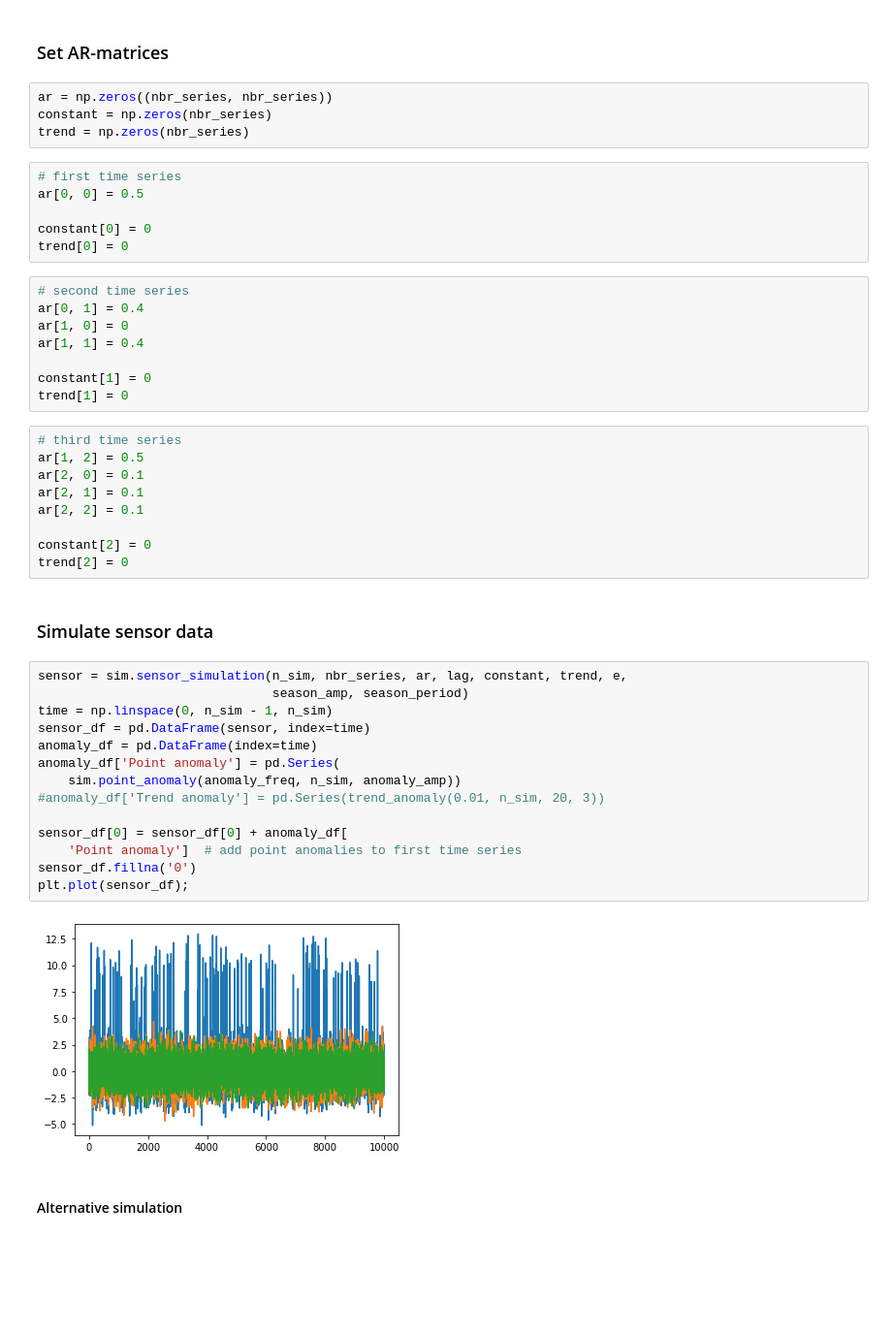
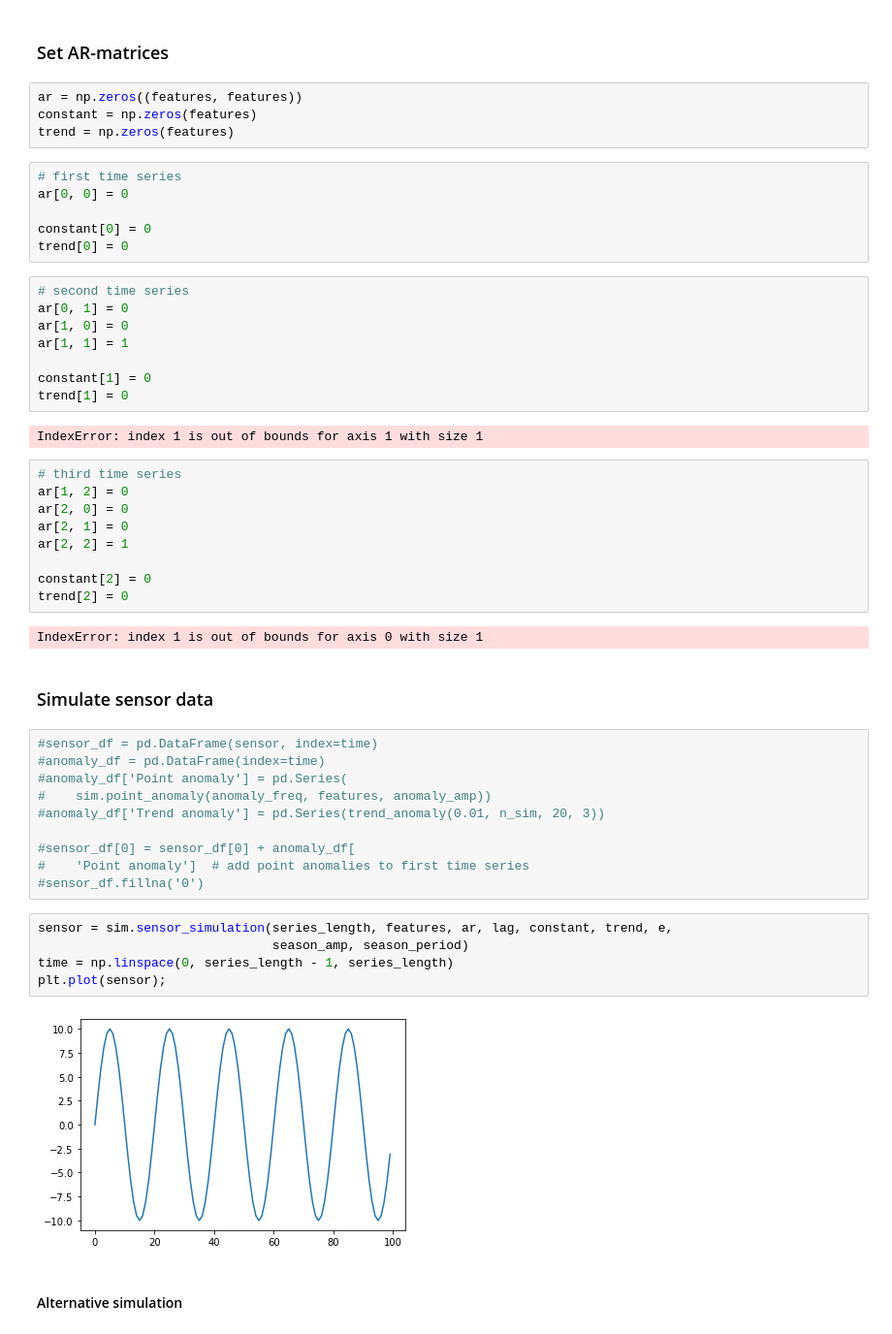
Before and after one commit to Emil207/Multivariate-anomaly-detection, a Jupyter notebook: Code/MAD/Playground.ipynb, the cells around one changed output. Shown at 97% size. Drawn from its saved outputs; the diff is of its cells as text; blank space fills up the shorter version.

```diff
--- a/Code/MAD/Playground.ipynb
+++ b/Code/MAD/Playground.ipynb
@@ -27,50 +50,55 @@ e = 1
 # %% [markdown]
 ### Set AR-matrices
 # %%
-ar = np.zeros((nbr_series, nbr_series))
-constant = np.zeros(nbr_series)
-trend = np.zeros(nbr_series)
+ar = np.zeros((features, features))
+constant = np.zeros(features)
+trend = np.zeros(features)
 # %%
 # first time series
-ar[0, 0] = 0.5
+ar[0, 0] = 0
 
 constant[0] = 0
 trend[0] = 0
 # %%
 # second time series
-ar[0, 1] = 0.4
+ar[0, 1] = 0
 ar[1, 0] = 0
-ar[1, 1] = 0.4
+ar[1, 1] = 1
 
 constant[1] = 0
 trend[1] = 0
+# %% [output]
+IndexError: index 1 is out of bounds for axis 1 with size 1
 # %%
 # third time series
-ar[1, 2] = 0.5
-ar[2, 0] = 0.1
-ar[2, 1] = 0.1
-ar[2, 2] = 0.1
+ar[1, 2] = 0
+ar[2, 0] = 0
+ar[2, 1] = 0
+ar[2, 2] = 1
 
 constant[2] = 0
 trend[2] = 0
+# %% [output]
+IndexError: index 1 is out of bounds for axis 0 with size 1
 # %% [markdown]
 ### Simulate sensor data
 # %%
-sensor = sim.sensor_simulation(n_sim, nbr_series, ar, lag, constant, trend, e,
-                               season_amp, season_period)
-time = np.linspace(0, n_sim - 1, n_sim)
-sensor_df = pd.DataFrame(sensor, index=time)
-anomaly_df = pd.DataFrame(index=time)
-anomaly_df['Point anomaly'] = pd.Series(
-    sim.point_anomaly(anomaly_freq, n_sim, anomaly_amp))
+#sensor_df = pd.DataFrame(sensor, index=time)
+#anomaly_df = pd.DataFrame(index=time)
+#anomaly_df['Point anomaly'] = pd.Series(
+#    sim.point_anomaly(anomaly_freq, features, anomaly_amp))
 #anomaly_df['Trend anomaly'] = pd.Series(trend_anomaly(0.01, n_sim, 20, 3))
 
-sensor_df[0] = sensor_df[0] + anomaly_df[
-    'Point anomaly']  # add point anomalies to first time series
-sensor_df.fillna('0')
-plt.plot(sensor_df);
+#sensor_df[0] = sensor_df[0] + anomaly_df[
+#    'Point anomaly']  # add point anomalies to first time series
+#sensor_df.fillna('0')
-# %% [output]
-[figure, removed]
+# %%
+sensor = sim.sensor_simulation(series_length, features, ar, lag, constant, trend, e,
+                               season_amp, season_period)
+time = np.linspace(0, series_length - 1, series_length)
+plt.plot(sensor);
+# %% [output]
+[figure, added]
 # %% [markdown]
 #### Alternative simulation
 # %%
```
Also changed, not shown: parts of 27 cells of this notebook, 26 other files.
